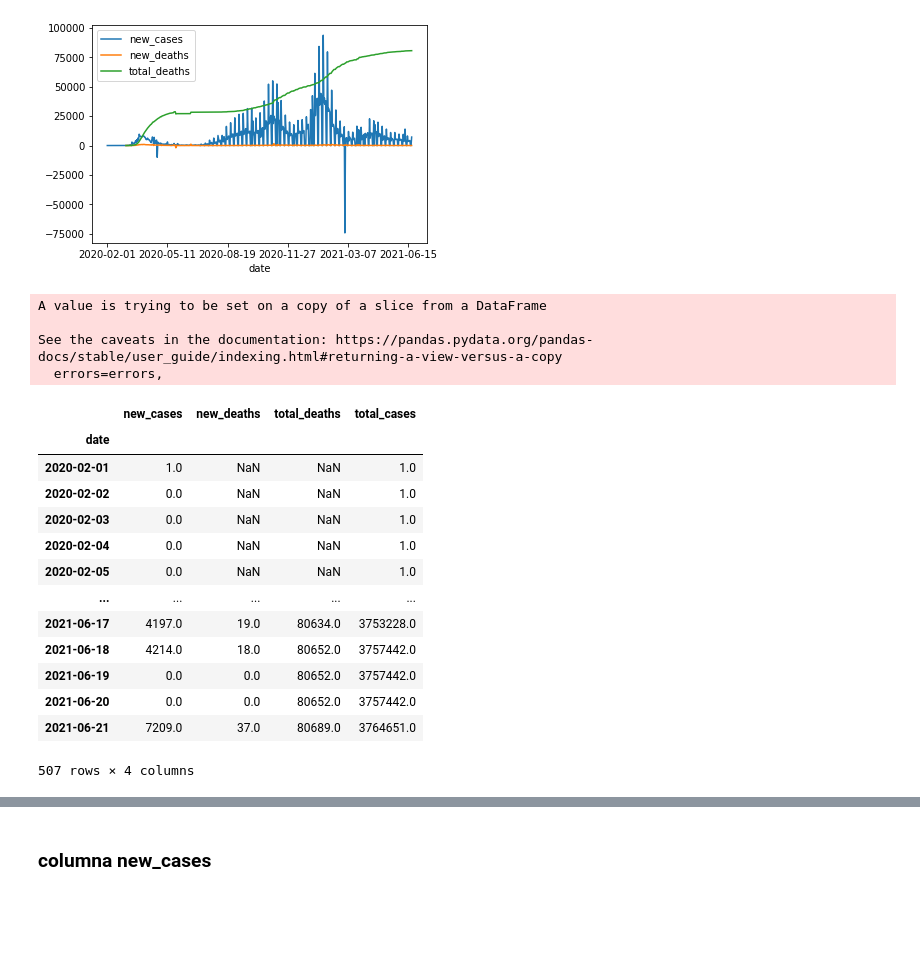
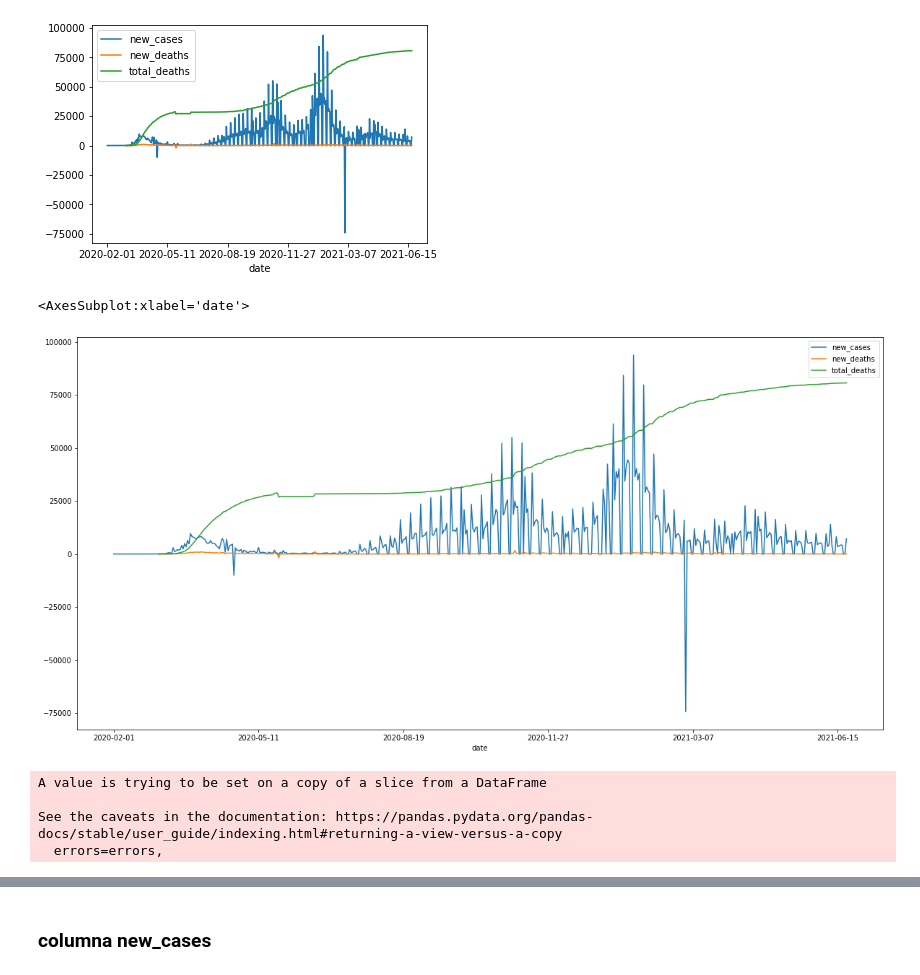
Before and after one commit to isabelpalomarest/thebridgedata, a Jupyter notebook: week10_ML_competition_pca_kmeans/homework/miercoles 23/5_covid_forecast.ipynb, the cells around one changed output, grey strips where cells are left out. Drawn from its saved outputs; the diff is of its cells as text; code cells hidden in the pictures; blank space fills up the shorter version.

```diff
--- a/week10_ML_competition_pca_kmeans/homework/miercoles 23/5_covid_forecast.ipynb
+++ b/week10_ML_competition_pca_kmeans/homework/miercoles 23/5_covid_forecast.ipynb
@@ -133,6 +133,12 @@ columnas.plot()
 # %% [output]
 <AxesSubplot:xlabel='date'>
 [figure]
+# %%
+
+df.drop(["population", "total_cases"], axis=1).plot(figsize=(20,10))
+# %% [output]
+<AxesSubplot:xlabel='date'>
+[figure, added]
 # %%
 df.drop("population",axis=1, inplace=True)
 # %% [output]
@@ -140,20 +146,3 @@ A value is trying to be set on a copy of a slice from a DataFrame
 
 See the caveats in the documentation: https://pandas.pydata.org/pandas-docs/stable/user_guide/indexing.html#returning-a-view-versus-a-copy
   errors=errors,
-# %%
-df
-# %% [output]
-|  | new_cases | new_deaths | total_deaths | total_cases |
-| date |  |  |  |  |
-| 2020-02-01 | 1.0 | NaN | NaN | 1.0 |
-| 2020-02-02 | 0.0 | NaN | NaN | 1.0 |
-| 2020-02-03 | 0.0 | NaN | NaN | 1.0 |
-| 2020-02-04 | 0.0 | NaN | NaN | 1.0 |
-| 2020-02-05 | 0.0 | NaN | NaN | 1.0 |
-| ... | ... | ... | ... | ... |
-| 2021-06-17 | 4197.0 | 19.0 | 80634.0 | 3753228.0 |
-| 2021-06-18 | 4214.0 | 18.0 | 80652.0 | 3757442.0 |
-| 2021-06-19 | 0.0 | 0.0 | 80652.0 | 3757442.0 |
-| 2021-06-20 | 0.0 | 0.0 | 80652.0 | 3757442.0 |
-| 2021-06-21 | 7209.0 | 37.0 | 80689.0 | 3764651.0 |
-507 rows × 4 columns
```
Also changed, not shown: parts of 20 cells of this notebook.
